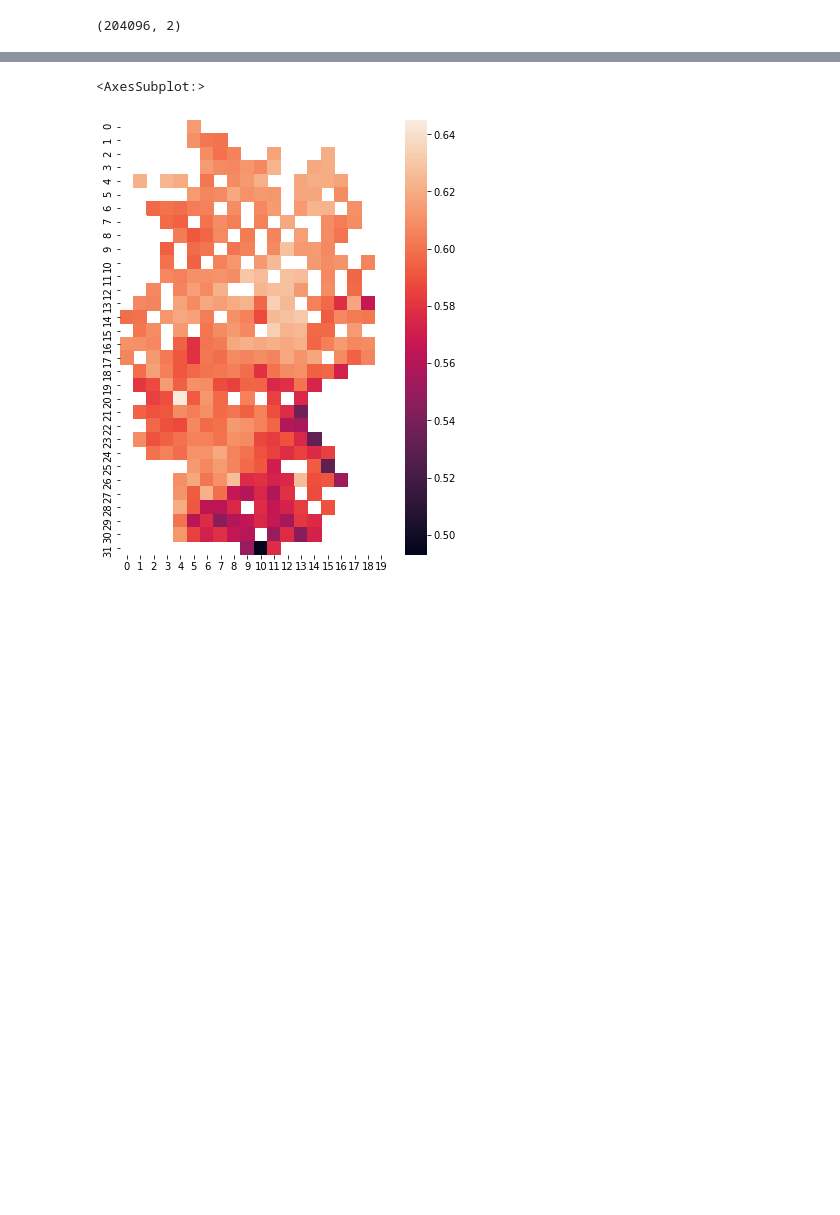
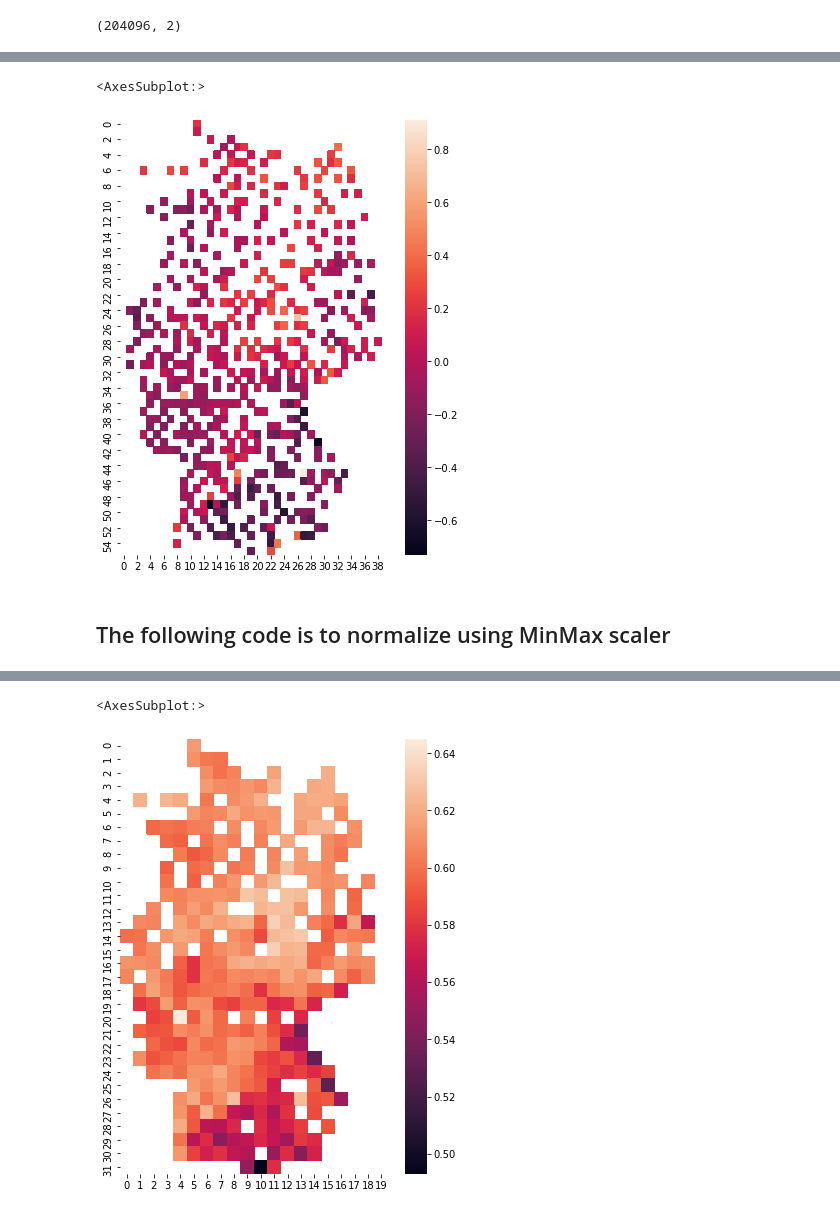
Before and after one commit to Tjarke/Residual_Load, a Jupyter notebook: Data_collection_weather/Cleaning_weather_data.ipynb, the cells around one changed output, grey strips where cells are left out. Saved outputs shown, nothing was run; the diff lists cells and outputs as text; code cells hidden in the pictures; blank space fills up the shorter version.

```diff
--- a/Data_collection_weather/Cleaning_weather_data.ipynb
+++ b/Data_collection_weather/Cleaning_weather_data.ipynb
@@ -713,3 +901,12 @@ df_weather = df_weather.interpolate(method='linear', limit_direction='forward')
+# %%
+# plot one example of the saved data (temperature at timestamp 204,000)
+plt.figure(figsize=(6,8))
+sns.heatmap(weather_channel[::-1,:,0, 204000])
+# %% [output]
+<AxesSubplot:>
+[figure, added]
+# %% [markdown]
+## The following code is to normalize using MinMax scaler
 # %%
 # normalize data min max scaler. For temperature shift all values to get only positive
 # normalized values
```
Also changed, not shown: parts of 18 cells of this notebook.
